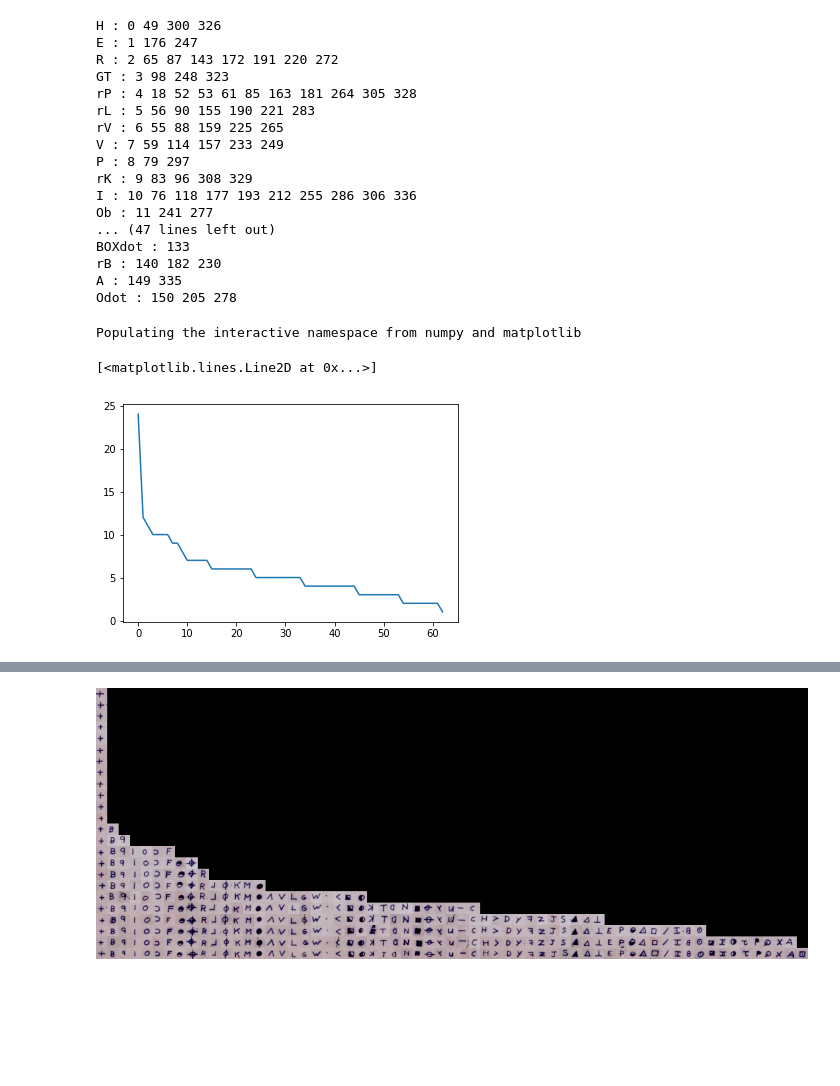
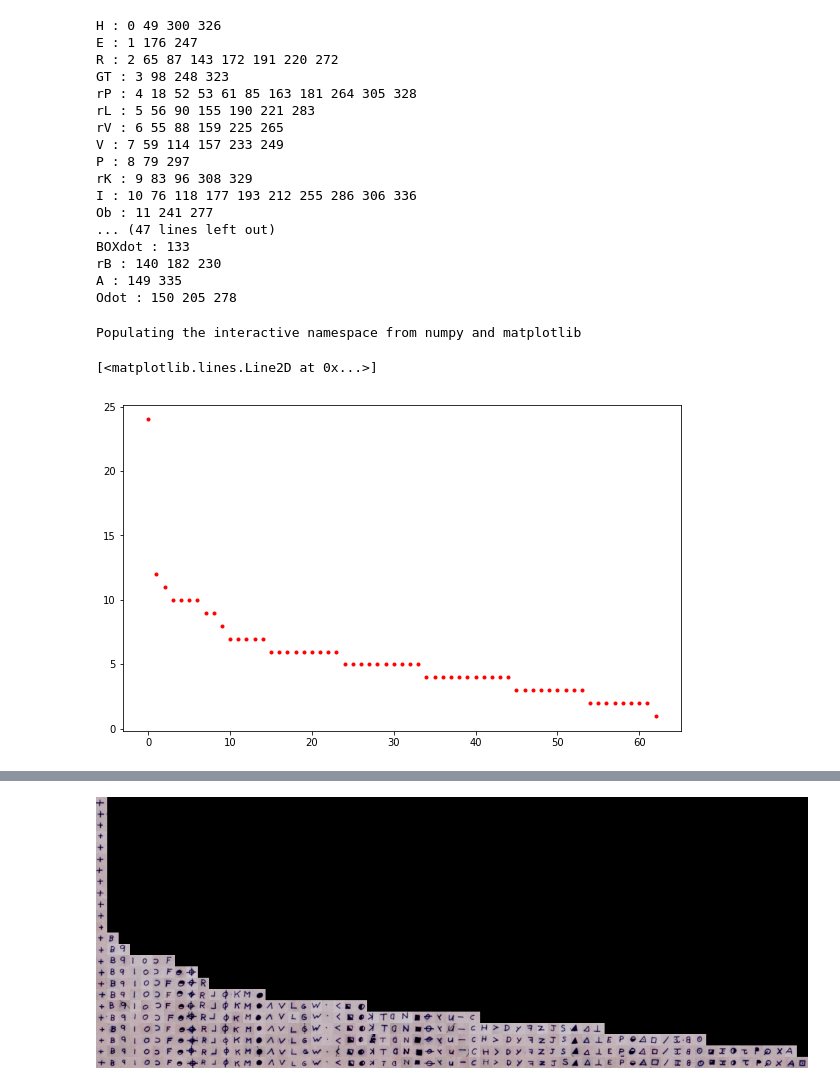
Before and after one commit to Sasja/z340, a Jupyter notebook: z340.ipynb, the cells around one changed output, grey strips where cells are left out. Saved outputs shown, nothing was run; the diff lists cells and outputs as text; code cells hidden in the pictures; blank space fills up the shorter version.

Commit message:
is the freq distribution exceptional?

```diff
--- a/z340.ipynb
+++ b/z340.ipynb
@@ -71,11 +71,19 @@ BOXdot : 133
 rB : 140 182 230
 A : 149 335
 Odot : 150 205 278
-# %%
-%pylab inline
-frequecies = [len(ps) for ps in z340_dict.values()]
-plot(sorted(frequecies, reverse = True))
-# %% [output]
-Populating the interactive namespace from numpy and matplotlib
-[<matplotlib.lines.Line2D at 0x...>]
-[figure, removed]
+# %%
+%pylab inline
+def getFreqDist(cypher):
+    counter = {}
+    for s in cypher:
+        counter.setdefault(s,0)
+        counter[s] += 1
+    frequencies = sorted(counter.values(), reverse = True)
+    return frequencies
+
+plt.figure(figsize=(10,6))
+plot(getFreqDist(z340_code),'r.')
+# %% [output]
+Populating the interactive namespace from numpy and matplotlib
+[<matplotlib.lines.Line2D at 0x...>]
+[figure, added]
```
Also changed, not shown: parts of 3 cells of this notebook.
